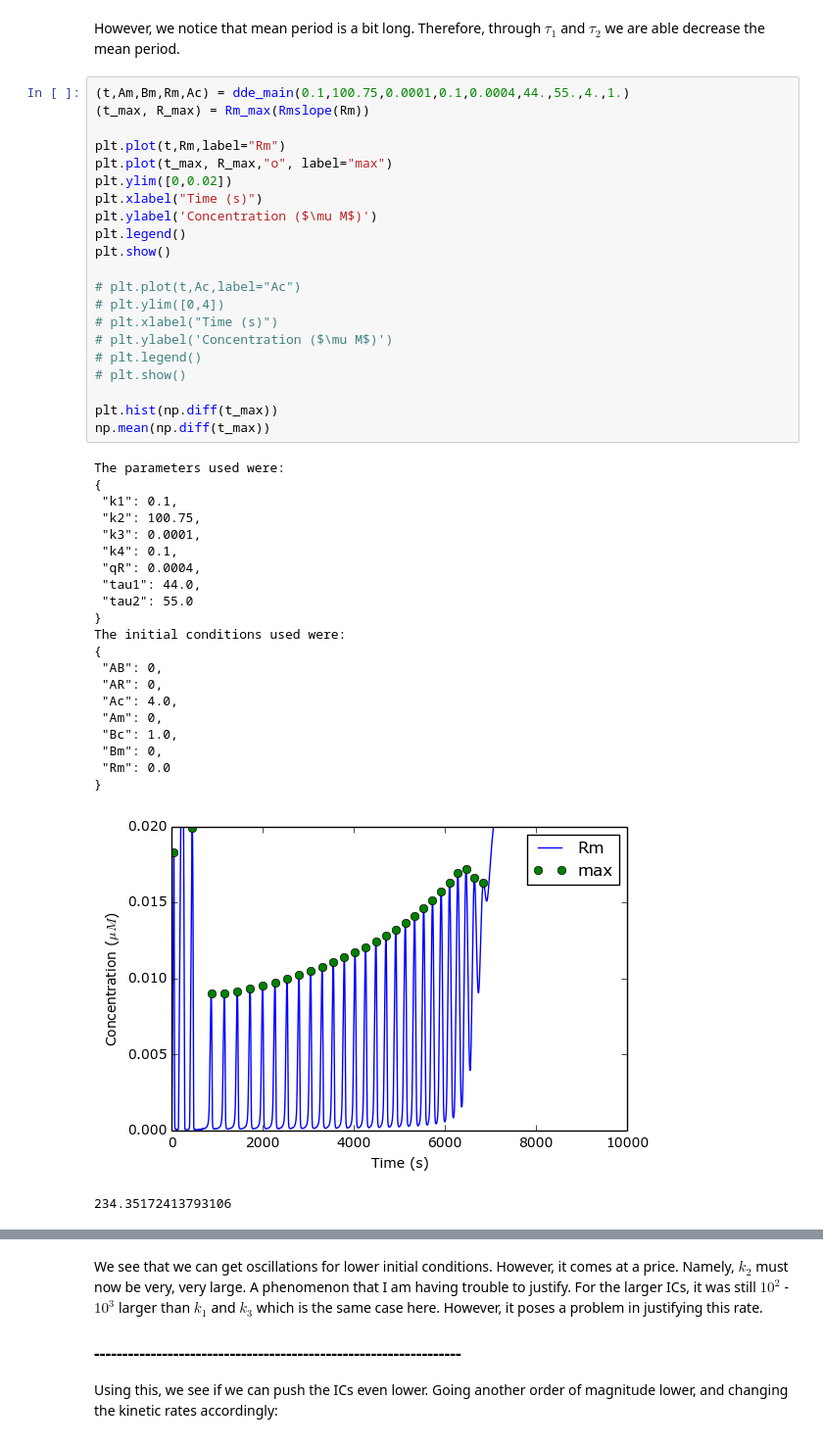
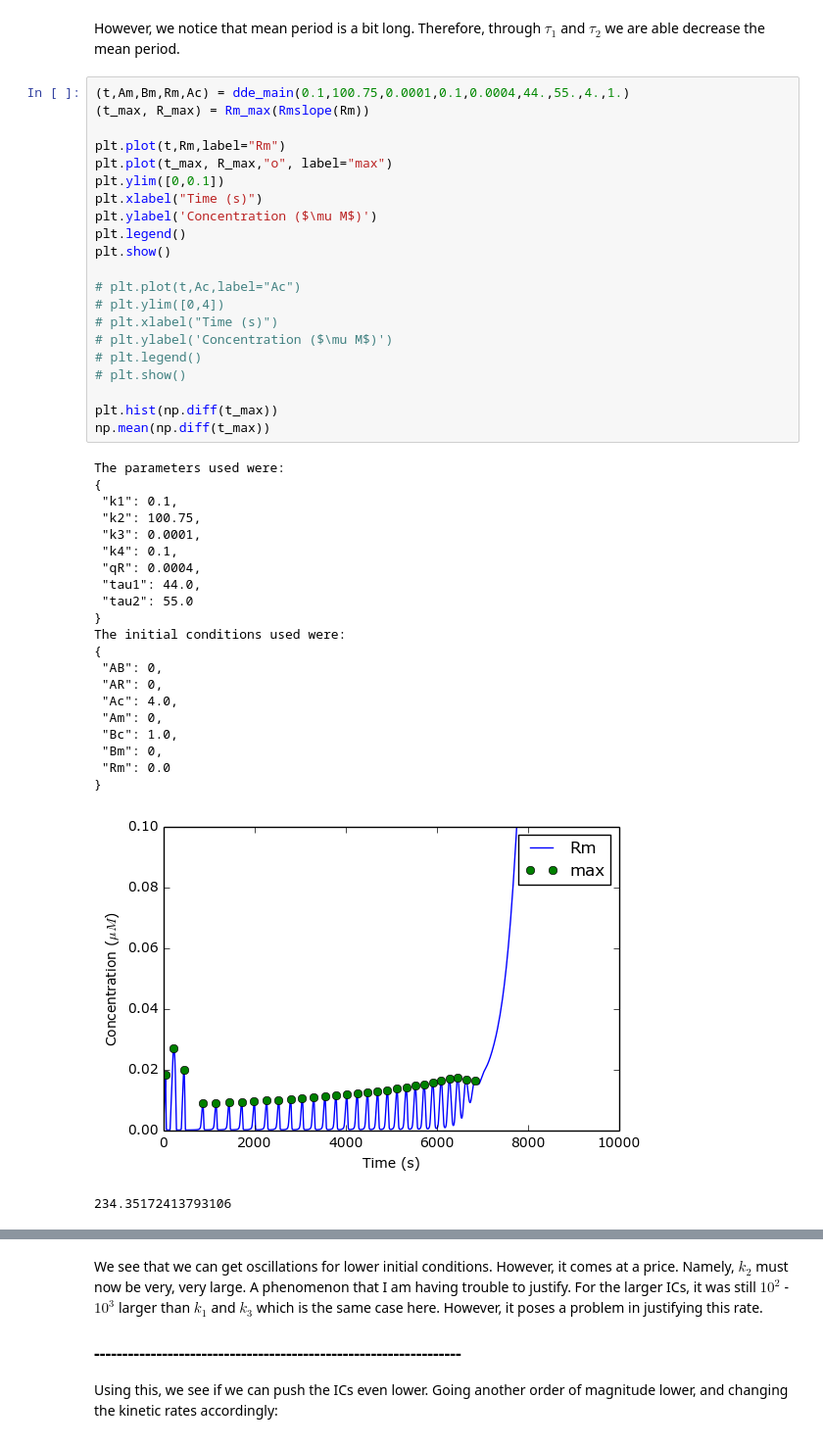
Before and after one commit to clintondurney/ubuquitous-drosophila, a Jupyter notebook: Biochemistry/PulsingPeriod.ipynb, the cells around one changed output, grey strips where cells are left out. Shown: that part at 98% size. Cells and saved outputs as stored; diff of their text form.

```diff
--- a/Biochemistry/PulsingPeriod.ipynb
+++ b/Biochemistry/PulsingPeriod.ipynb
@@ -217,7 +217,7 @@ However, we notice that mean period is a bit long.  Therefore, through $\tau_1$
 
 plt.plot(t,Rm,label="Rm")
 plt.plot(t_max, R_max,"o", label="max")
-plt.ylim([0,0.02])
+plt.ylim([0,0.1])
 plt.xlabel("Time (s)")
 plt.ylabel('Concentration ($\mu M$)')
 plt.legend()
@@ -226,34 +226,34 @@ plt.show()
 # plt.plot(t,Ac,label="Ac")
 # plt.ylim([0,4])
 # plt.xlabel("Time (s)")
 # plt.ylabel('Concentration ($\mu M$)')
 # plt.legend()
 # plt.show()
 
 plt.hist(np.diff(t_max))
 np.mean(np.diff(t_max))
 # %% [output]
 The parameters used were:
 {
  "k1": 0.1,
  "k2": 100.75,
  "k3": 0.0001,
  "k4": 0.1,
  "qR": 0.0004,
  "tau1": 44.0,
  "tau2": 55.0
 }
 The initial conditions used were:
 {
  "AB": 0,
  "AR": 0,
  "Ac": 4.0,
  "Am": 0,
  "Bc": 1.0,
  "Bm": 0,
  "Rm": 0.0
 }
-[figure, old version]
+[figure, new version]
 234.35172413793106
 [figure]
 # %% [markdown]
```
Also changed, not shown: parts of 6 cells of this notebook, 2 other files.
